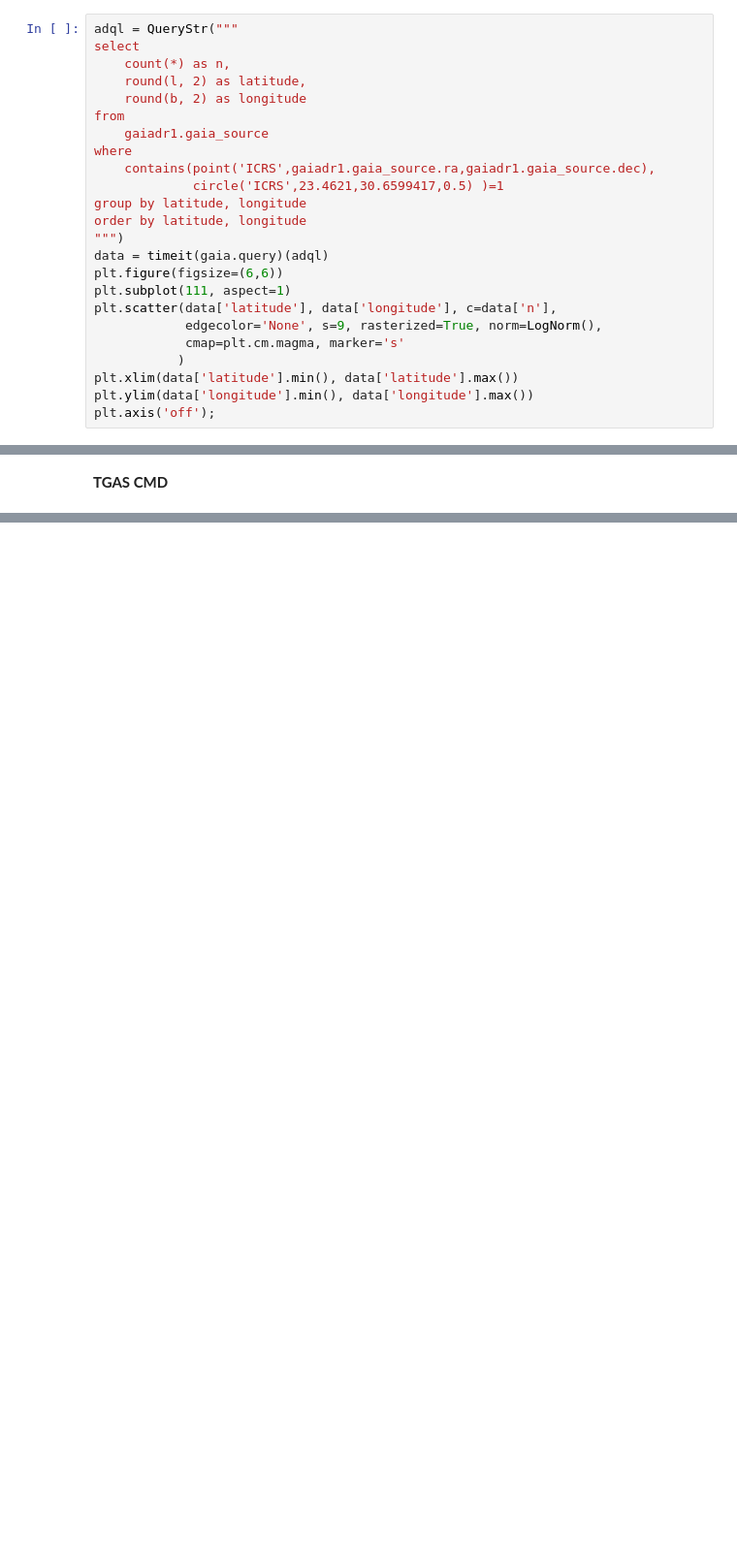
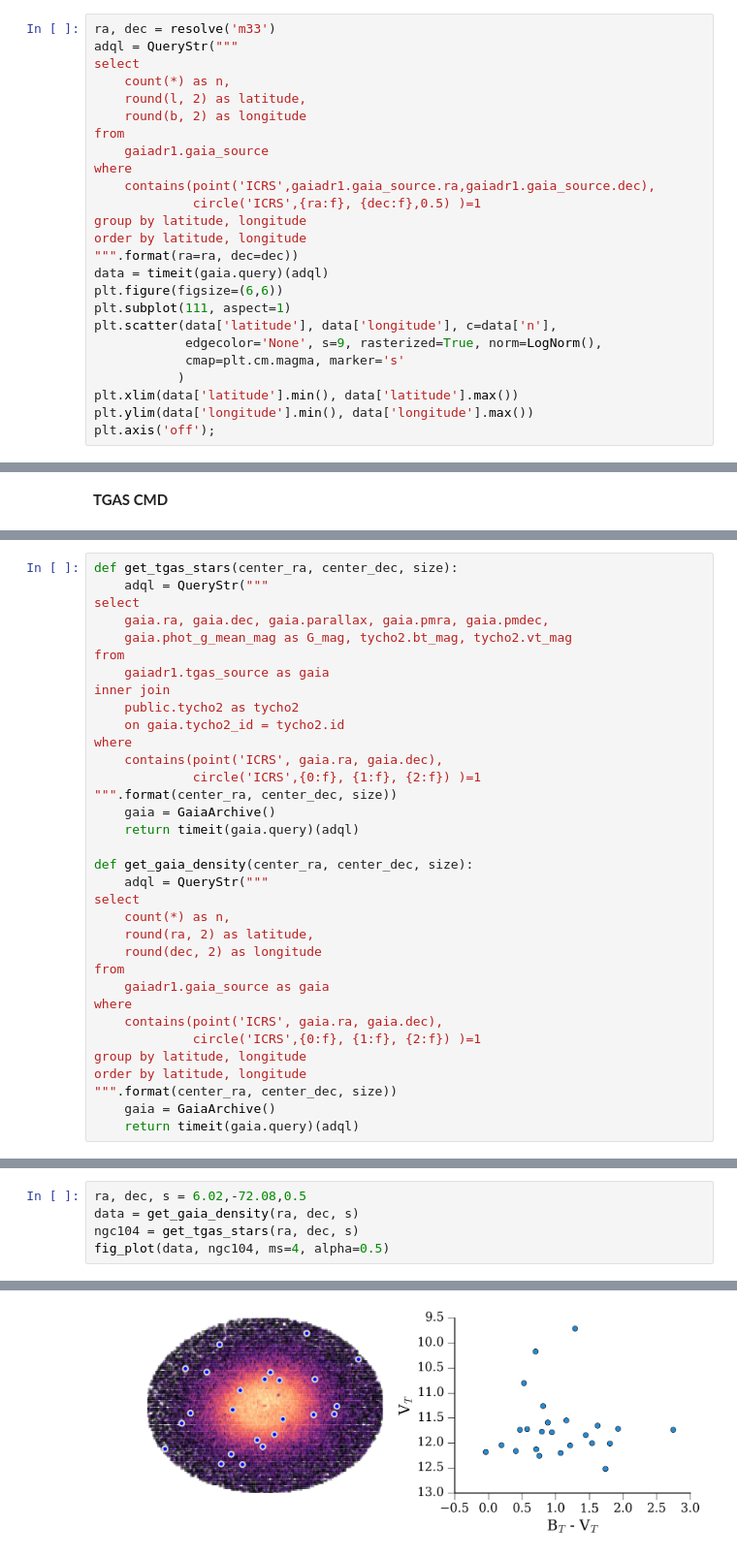
Before and after one commit to mfouesneau/tap, a Jupyter notebook: examples/TAP_tutorial.ipynb, the cells around one changed output, grey strips where cells are left out. Shown at 97% size. Drawn from its saved outputs; the diff is of its cells as text; blank space fills up the shorter version.

```diff
--- a/examples/TAP_tutorial.ipynb
+++ b/examples/TAP_tutorial.ipynb
@@ -473,4 +486,5 @@ circle('ICRS',23.4621,30.6599417,0.5)
 # %%
+ra, dec = resolve('m33')
 adql = QueryStr("""
 select
     count(*) as n,
@@ -480,10 +494,10 @@ from
     gaiadr1.gaia_source
 where
     contains(point('ICRS',gaiadr1.gaia_source.ra,gaiadr1.gaia_source.dec),
-             circle('ICRS',23.4621,30.6599417,0.5) )=1
+             circle('ICRS',{ra:f}, {dec:f},0.5) )=1
 group by latitude, longitude
 order by latitude, longitude
-""")
+""".format(ra=ra, dec=dec))
 data = timeit(gaia.query)(adql)
 plt.figure(figsize=(6,6))
 plt.subplot(111, aspect=1)
@@ -1120,0 +1228,34 @@ GROUP BY color, mag
+# %%
+def get_tgas_stars(center_ra, center_dec, size):
+    adql = QueryStr("""
+select
+    gaia.ra, gaia.dec, gaia.parallax, gaia.pmra, gaia.pmdec,
+    gaia.phot_g_mean_mag as G_mag, tycho2.bt_mag, tycho2.vt_mag
+from
+    gaiadr1.tgas_source as gaia
+inner join
+    public.tycho2 as tycho2
+    on gaia.tycho2_id = tycho2.id
+where
+    contains(point('ICRS', gaia.ra, gaia.dec),
+             circle('ICRS',{0:f}, {1:f}, {2:f}) )=1
+""".format(center_ra, center_dec, size))
+    gaia = GaiaArchive()
+    return timeit(gaia.query)(adql)
+
+def get_gaia_density(center_ra, center_dec, size):
+    adql = QueryStr("""
+select
+    count(*) as n,
+    round(ra, 2) as latitude,
+    round(dec, 2) as longitude
+from
+    gaiadr1.gaia_source as gaia
+where
+    contains(point('ICRS', gaia.ra, gaia.dec),
+             circle('ICRS',{0:f}, {1:f}, {2:f}) )=1
+group by latitude, longitude
+order by latitude, longitude
+""".format(center_ra, center_dec, size))
+    gaia = GaiaArchive()
+    return timeit(gaia.query)(adql)
@@ -1120,0 +1308,6 @@ GROUP BY color, mag
+# %%
+ra, dec, s = 6.02,-72.08,0.5
+data = get_gaia_density(ra, dec, s)
+ngc104 = get_tgas_stars(ra, dec, s)
+fig_plot(data, ngc104, ms=4, alpha=0.5)
+# %% [output]
@@ -1120,0 +1348 @@ GROUP BY color, mag
+[figure, added]
```
Also changed, not shown: parts of 36 cells of this notebook.
